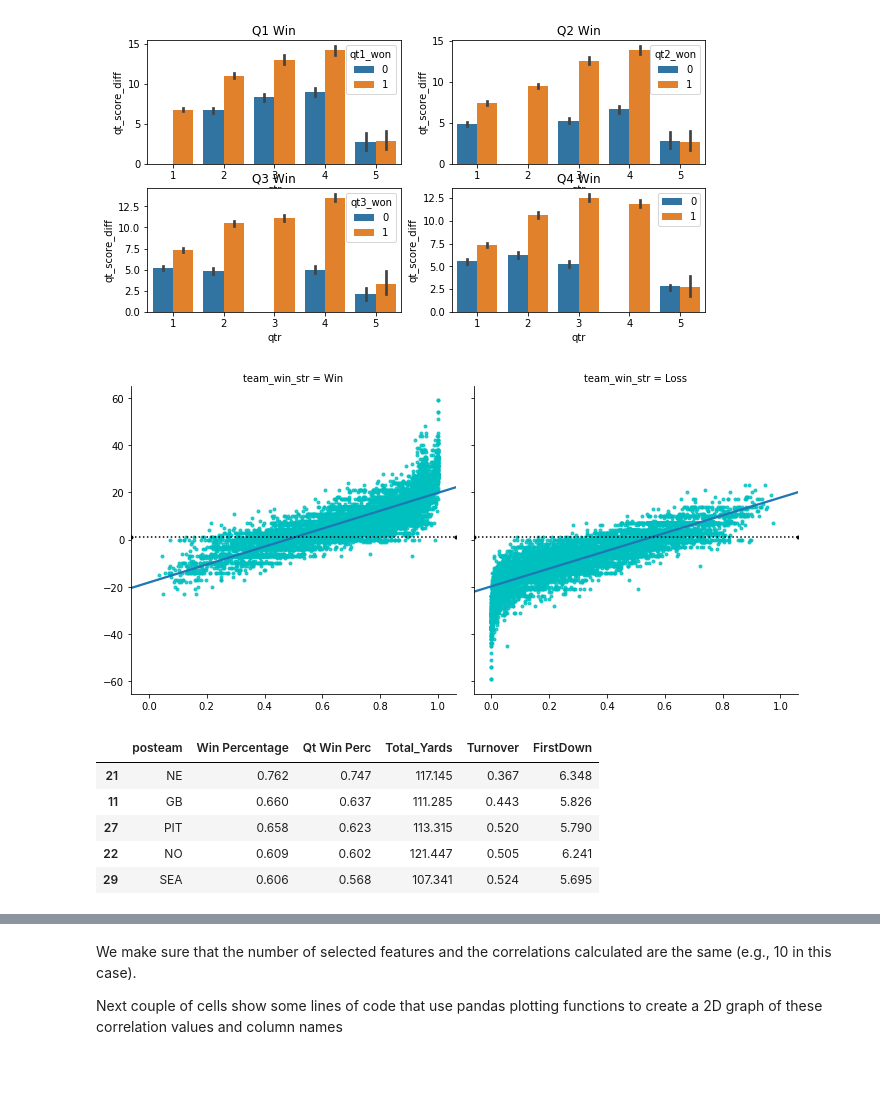
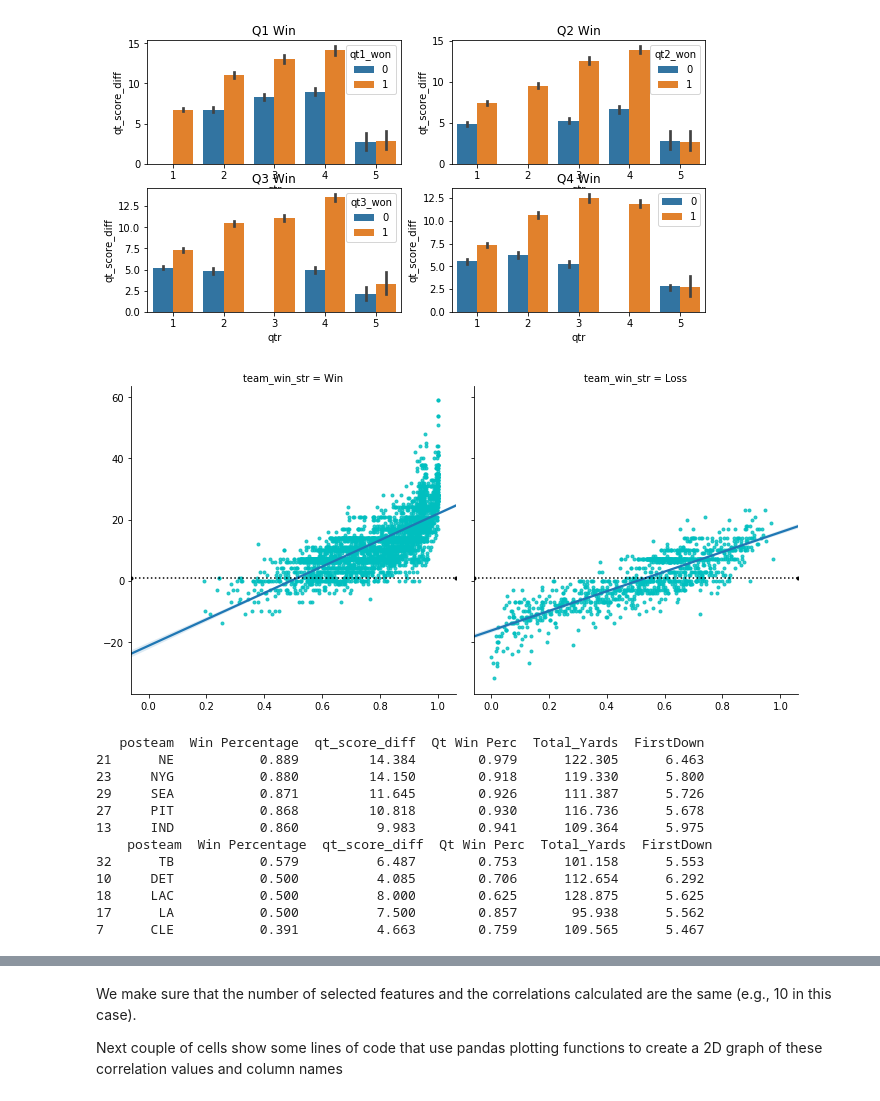
Before and after one commit to naivelogic/NFL-smarter-football, a Jupyter notebook: NFL Best Quarter-Winning Correlation.ipynb, the cells around one changed output, grey strips where cells are left out. Cells and saved outputs as stored; diff of their text form; code cells hidden in the pictures; blank space fills up the shorter version.

```diff
--- a/NFL Best Quarter-Winning Correlation.ipynb
+++ b/NFL Best Quarter-Winning Correlation.ipynb
@@ -337,24 +341,30 @@ ax.legend()
 <matplotlib.legend.Legend at 0x...>
 [figure]
 # %%
-g = sns.lmplot('Win_Prob', 'qt_score_diff', col='team_win_str', data=nfl,
+g = sns.lmplot('Win_Prob', 'qt_score_diff', col='team_win_str', data=nfl[(nfl.ScoreDiff1 >= 6)],
                markers=".", scatter_kws=dict(color='c'))
 g.map(plt.axhline, y=1, color="k", ls=":");
 # %% [output]
-[figure, old version]
+[figure, new version]
 # %%
-df3 = nfl.groupby(['posteam'])['team_win','qt_wlt','Total_Yards','Turnover','FirstDown'].mean().reset_index().rename(columns={'team_win':'Win Percentage',
+df3 = nfl[(nfl.ScoreDiff1 >= 7)].groupby(['posteam'])['team_win','qt_score_diff','qt_wlt','Total_Yards','FirstDown'].mean().reset_index().rename(columns={'team_win':'Win Percentage',
                                                                                                                                         'qt_wlt':'Qt Win Perc'})
-df3[['Win Percentage','Qt Win Perc','Total_Yards','Turnover','FirstDown']] = df3[['Win Percentage','Qt Win Perc','Total_Yards','Turnover','FirstDown']].round(3)
+df3[['Win Percentage','Qt Win Perc','Total_Yards','qt_score_diff','FirstDown']] = df3[['Win Percentage','Qt Win Perc','Total_Yards','qt_score_diff','FirstDown']].round(3)
 df3 = df3.sort_values(by=['Win Percentage'], ascending=False)
-df3.head(5)
+print(df3.head(5), '\n',df3.tail(5))
 # %% [output]
-|  | posteam | Win Percentage | Qt Win Perc | Total_Yards | Turnover | FirstDown |
-| 21 | NE | 0.762 | 0.747 | 117.145 | 0.367 | 6.348 |
-| 11 | GB | 0.660 | 0.637 | 111.285 | 0.443 | 5.826 |
-| 27 | PIT | 0.658 | 0.623 | 113.315 | 0.520 | 5.790 |
-| 22 | NO | 0.609 | 0.602 | 121.447 | 0.505 | 6.241 |
-| 29 | SEA | 0.606 | 0.568 | 107.341 | 0.524 | 5.695 |
+   posteam  Win Percentage  qt_score_diff  Qt Win Perc  Total_Yards  FirstDown
+21      NE           0.889         14.384        0.979      122.305      6.463
+23     NYG           0.880         14.150        0.918      119.330      5.800
+29     SEA           0.871         11.645        0.926      111.387      5.726
+27     PIT           0.868         10.818        0.930      116.736      5.678
+13     IND           0.860          9.983        0.941      109.364      5.975
+    posteam  Win Percentage  qt_score_diff  Qt Win Perc  Total_Yards  FirstDown
+32      TB           0.579          6.487        0.753      101.158      5.553
+10     DET           0.500          4.085        0.706      112.654      6.292
+18     LAC           0.500          8.000        0.625      128.875      5.625
+17      LA           0.500          7.500        0.857       95.938      5.562
+7      CLE           0.391          4.663        0.759      109.565      5.467
 # %%
 won = 'won'
 loss = 'loss'
```
Also changed, not shown: parts of 30 cells of this notebook.
